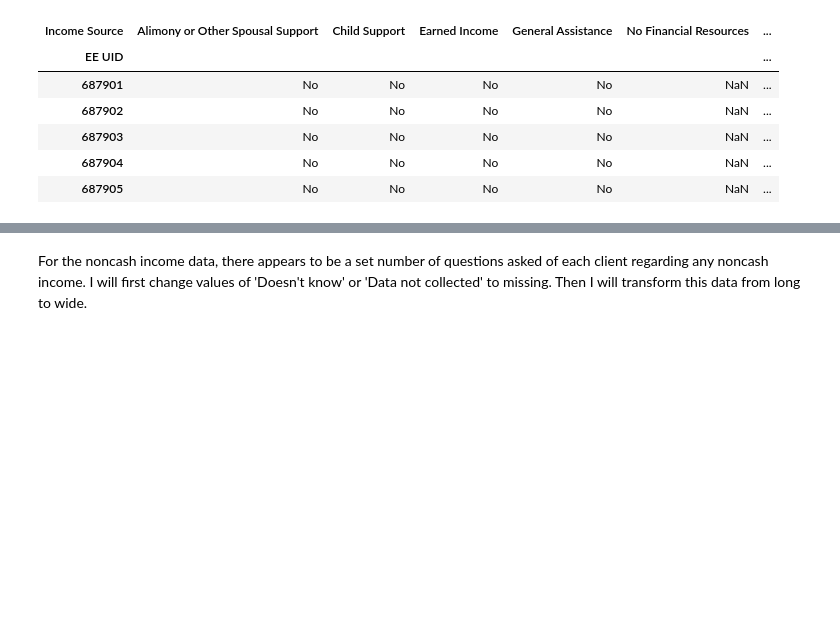
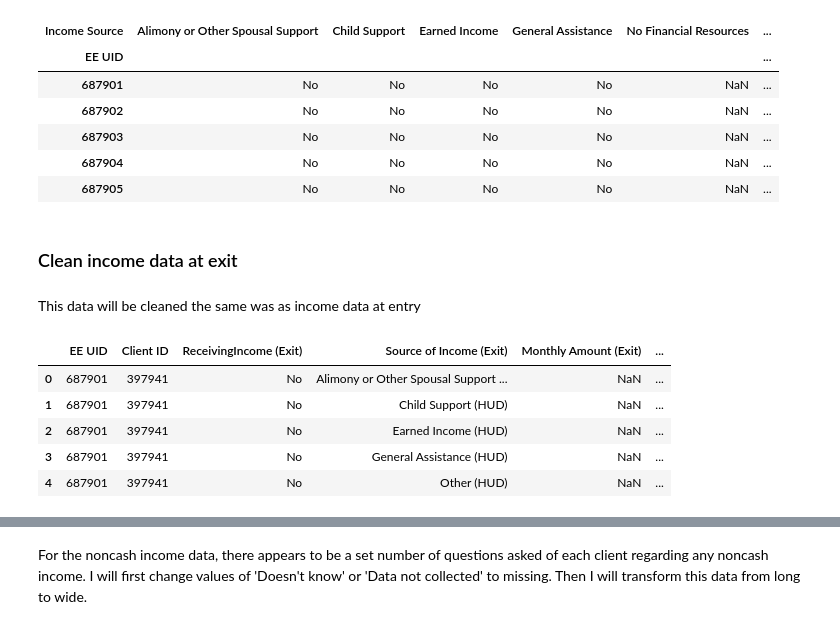
Before and after one commit to datasci611/bios611-projects-fall-2019-tshing17, a Jupyter notebook: project_3/scripts/P3001_Create_Analytic_Dataset.ipynb, the cells around one changed output, grey strips where cells are left out. Saved outputs shown, nothing was run; the diff lists cells and outputs as text; code cells hidden in the pictures; blank space fills up the shorter version.

```diff
--- a/project_3/scripts/P3001_Create_Analytic_Dataset.ipynb
+++ b/project_3/scripts/P3001_Create_Analytic_Dataset.ipynb
@@ -372,3 +493,16 @@ income_entry_t.head()
 | 687903 | No | No | No | No | NaN | ... |
 | 687904 | No | No | No | No | NaN | ... |
 | 687905 | No | No | No | No | NaN | ... |
+# %% [markdown]
+### Clean income data at exit
+# %% [markdown]
+This data will be cleaned the same was as income data at entry
+# %%
+income_exit.head()
+# %% [output]
+|  | EE UID | Client ID | ReceivingIncome (Exit) | Source of Income (Exit) | Monthly Amount (Exit) | ... |
+| 0 | 687901 | 397941 | No | Alimony or Other Spousal Support ... | NaN | ... |
+| 1 | 687901 | 397941 | No | Child Support (HUD) | NaN | ... |
+| 2 | 687901 | 397941 | No | Earned Income (HUD) | NaN | ... |
+| 3 | 687901 | 397941 | No | General Assistance (HUD) | NaN | ... |
+| 4 | 687901 | 397941 | No | Other (HUD) | NaN | ... |
```
Also changed, not shown: parts of 28 cells of this notebook, 33 other files.
